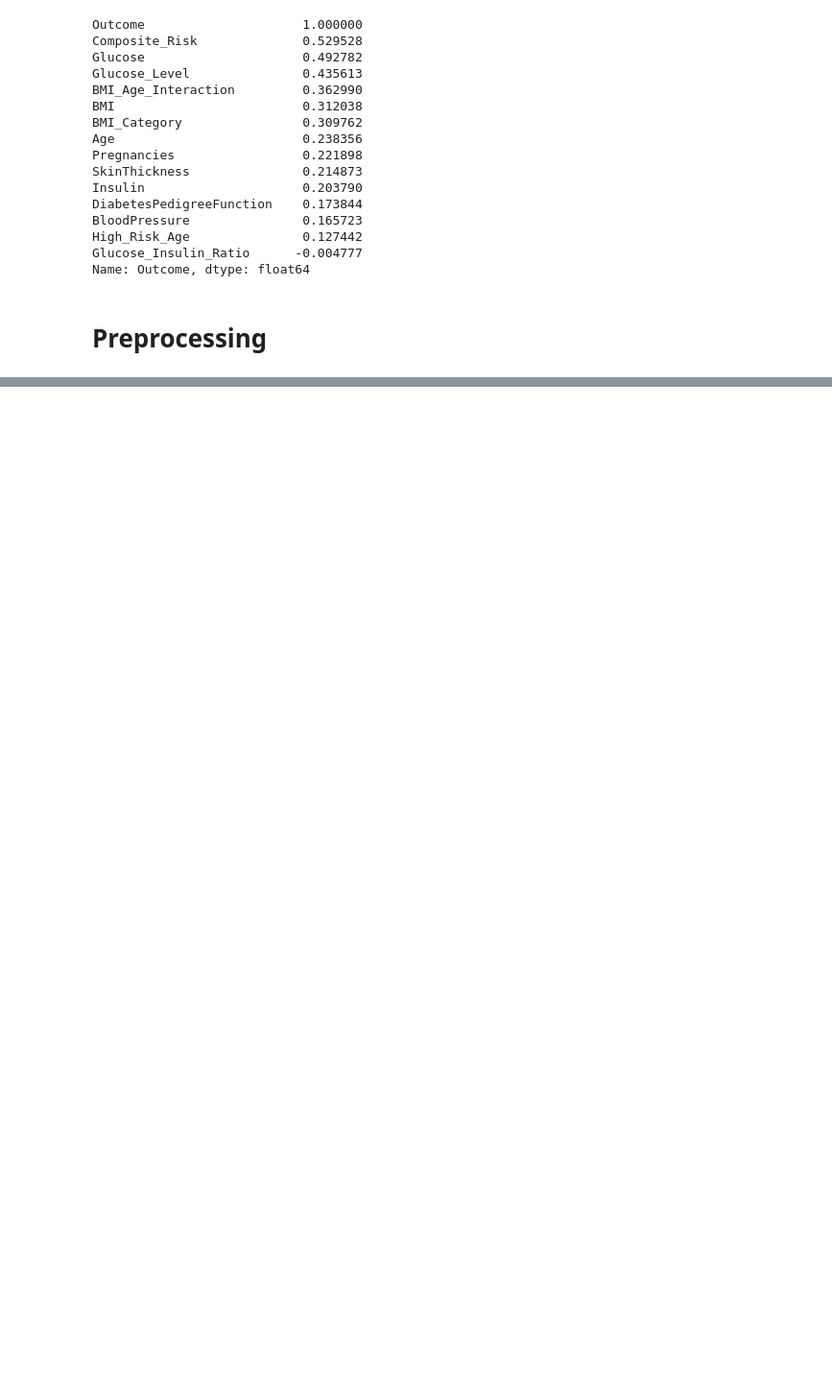
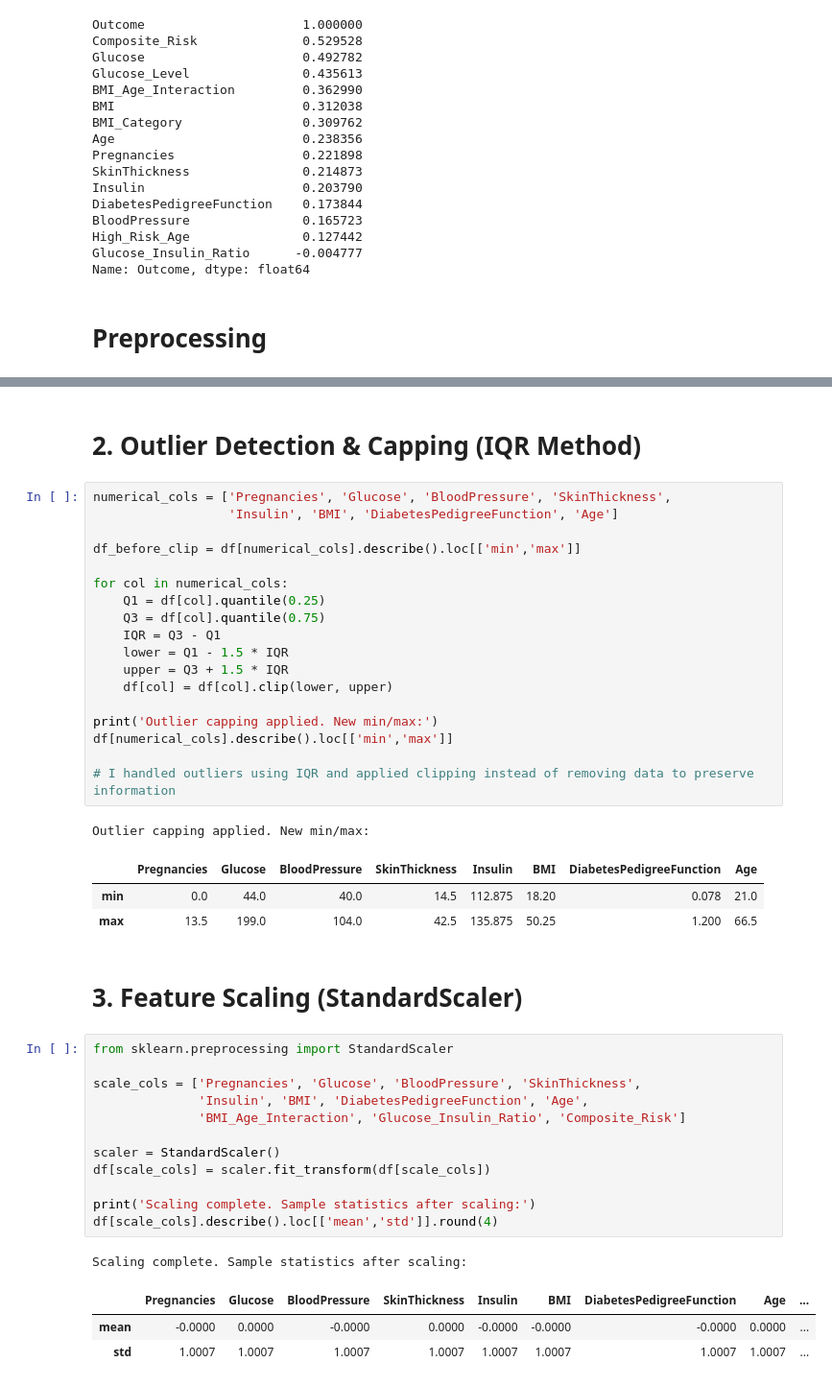
Before and after one commit to shahdelmasry12/University-Machine-Learning-Project, a Jupyter notebook: Diabetes_Prediction.ipynb, the cells around one changed output, grey strips where cells are left out. Shown at 96% size. Drawn from its saved outputs; the diff is of its cells as text; blank space fills up the shorter version.

```diff
--- a/Diabetes_Prediction.ipynb
+++ b/Diabetes_Prediction.ipynb
@@ -314,0 +322,44 @@ Name: Outcome, dtype: float64
+# %% [markdown]
+# **2. Outlier Detection & Capping (IQR Method)**
+# %%
+numerical_cols = ['Pregnancies', 'Glucose', 'BloodPressure', 'SkinThickness',
+                  'Insulin', 'BMI', 'DiabetesPedigreeFunction', 'Age']
+
+df_before_clip = df[numerical_cols].describe().loc[['min','max']]
+
+for col in numerical_cols:
+    Q1 = df[col].quantile(0.25)
+    Q3 = df[col].quantile(0.75)
+    IQR = Q3 - Q1
+    lower = Q1 - 1.5 * IQR
+    upper = Q3 + 1.5 * IQR
+    df[col] = df[col].clip(lower, upper)
+
+print('Outlier capping applied. New min/max:')
+df[numerical_cols].describe().loc[['min','max']]
+
+# I handled outliers using IQR and applied clipping instead of removing data to preserve information
+# %% [output]
+Outlier capping applied. New min/max:
+|  | Pregnancies | Glucose | BloodPressure | SkinThickness | Insulin | BMI | DiabetesPedigreeFunction | Age |
+| min | 0.0 | 44.0 | 40.0 | 14.5 | 112.875 | 18.20 | 0.078 | 21.0 |
+| max | 13.5 | 199.0 | 104.0 | 42.5 | 135.875 | 50.25 | 1.200 | 66.5 |
+# %% [markdown]
+# 3. Feature Scaling (StandardScaler)
+# %%
+from sklearn.preprocessing import StandardScaler
+
+scale_cols = ['Pregnancies', 'Glucose', 'BloodPressure', 'SkinThickness',
+              'Insulin', 'BMI', 'DiabetesPedigreeFunction', 'Age',
+              'BMI_Age_Interaction', 'Glucose_Insulin_Ratio', 'Composite_Risk']
+
+scaler = StandardScaler()
+df[scale_cols] = scaler.fit_transform(df[scale_cols])
+
+print('Scaling complete. Sample statistics after scaling:')
+df[scale_cols].describe().loc[['mean','std']].round(4)
+# %% [output]
+Scaling complete. Sample statistics after scaling:
+|  | Pregnancies | Glucose | BloodPressure | SkinThickness | Insulin | BMI | DiabetesPedigreeFunction | Age | ... |
+| mean | -0.0000 | 0.0000 | -0.0000 | 0.0000 | -0.0000 | -0.0000 | -0.0000 | 0.0000 | ... |
+| std | 1.0007 | 1.0007 | 1.0007 | 1.0007 | 1.0007 | 1.0007 | 1.0007 | 1.0007 | ... |
```
Also changed, not shown: parts of 8 cells of this notebook.
